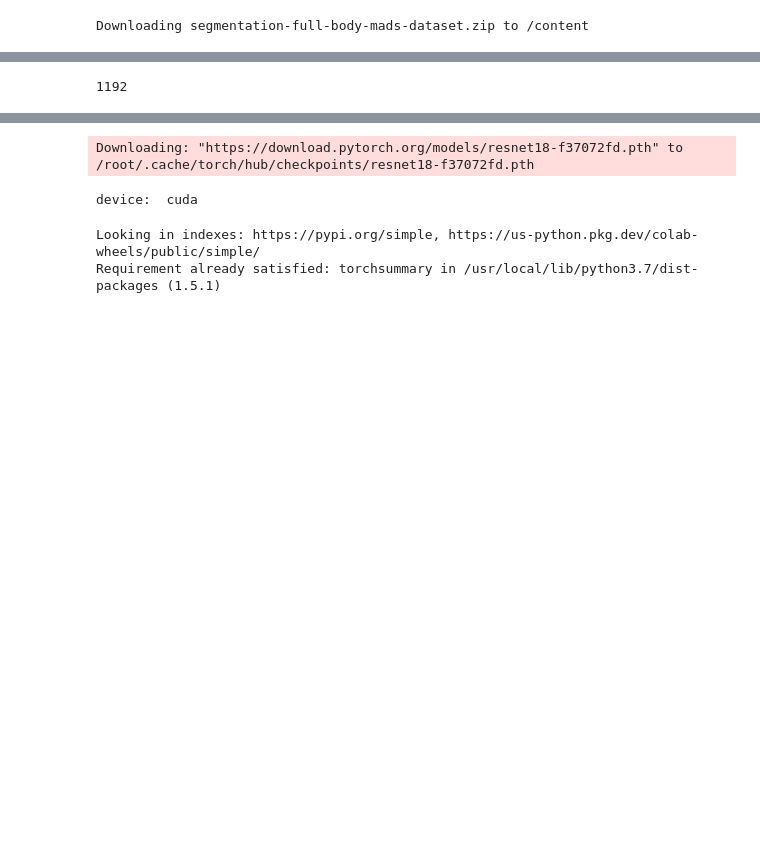
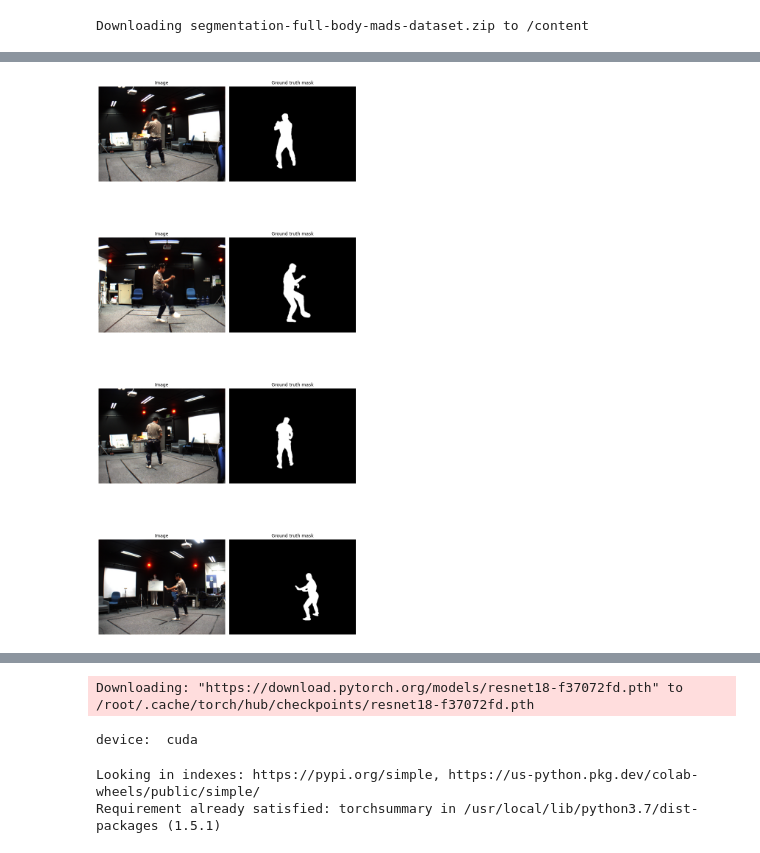
Before and after one commit to EvaEVL/BodySegmentation, a Jupyter notebook: bodysegmentation.ipynb, the cells around one changed output, grey strips where cells are left out. Drawn from its saved outputs; the diff is of its cells as text; code cells hidden in the pictures; blank space fills up the shorter version.

```diff
--- a/bodysegmentation.ipynb
+++ b/bodysegmentation.ipynb
@@ -120,10 +153,6 @@ valid_dl = DataLoader(
         drop_last=False,
         pin_memory=True,
     )
-# %%
-print(len(data))
-# %% [output]
-1192
 # %%
 def print_image(img, mask):
     plt.figure(figsize=(12, 5))
@@ -133,6 +162,10 @@ def print_image(img, mask):
     plt.imshow(mask.squeeze(),'gray')
     plt.show()
     return
+# %%
+display_image_grid(images_filenames=list(sorted(os.listdir(image_path))), images_directory=image_path, masks_directory=mask_path, num_of_images=4)
+# %% [output]
+[figure, added]
 # %%
 train_features, train_labels = next(iter(train_dl))
 ra = random.randint(0, 7)
```
Also changed, not shown: parts of 24 cells of this notebook.
